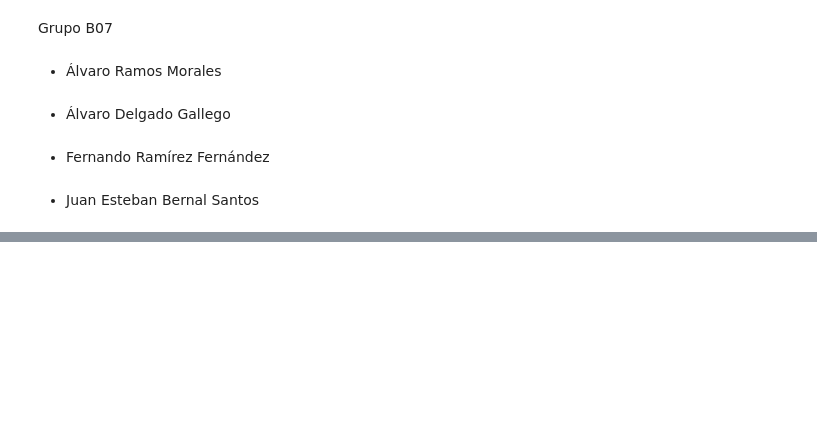
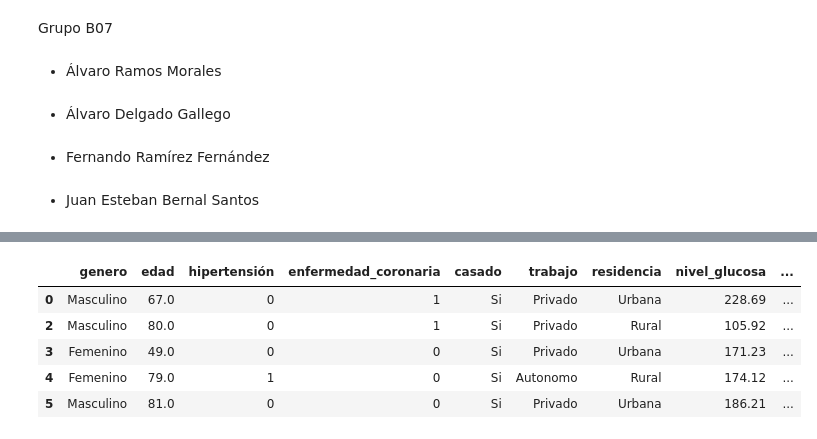
Before and after one commit to jbernal1330/IA2Lab02, a Jupyter notebook: L2P3-MLP_Infarto.ipynb, the cells around one changed output, grey strips where cells are left out. Drawn from its saved outputs; the diff is of its cells as text; code cells hidden in the pictures; blank space fills up the shorter version.

```diff
--- a/L2P3-MLP_Infarto.ipynb
+++ b/L2P3-MLP_Infarto.ipynb
@@ -16,0 +34,18 @@ Created in <span style='font-weight:600;margin-left:4px;'>Deepnote</span></a>
+# %%
+
+
+#leer datos
+data = pd.read_csv('infarto.csv', delimiter=';', na_values='N/A')
+data = data.dropna()
+data = data.drop(columns=['id'])
+#quitamos el nsnc
+data = data[data.uso_tabaco != 'NSNC']
+
+data.head(5)
+# %% [output]
+|  | genero | edad | hipertensión | enfermedad_coronaria | casado | trabajo | residencia | nivel_glucosa | ... |
+| 0 | Masculino | 67.0 | 0 | 1 | Si | Privado | Urbana | 228.69 | ... |
+| 2 | Masculino | 80.0 | 0 | 1 | Si | Privado | Rural | 105.92 | ... |
+| 3 | Femenino | 49.0 | 0 | 0 | Si | Privado | Urbana | 171.23 | ... |
+| 4 | Femenino | 79.0 | 1 | 0 | Si | Autonomo | Rural | 174.12 | ... |
+| 5 | Masculino | 81.0 | 0 | 0 | Si | Privado | Urbana | 186.21 | ... |
```
Also changed, not shown: parts of 14 cells of this notebook, 1 other file.
